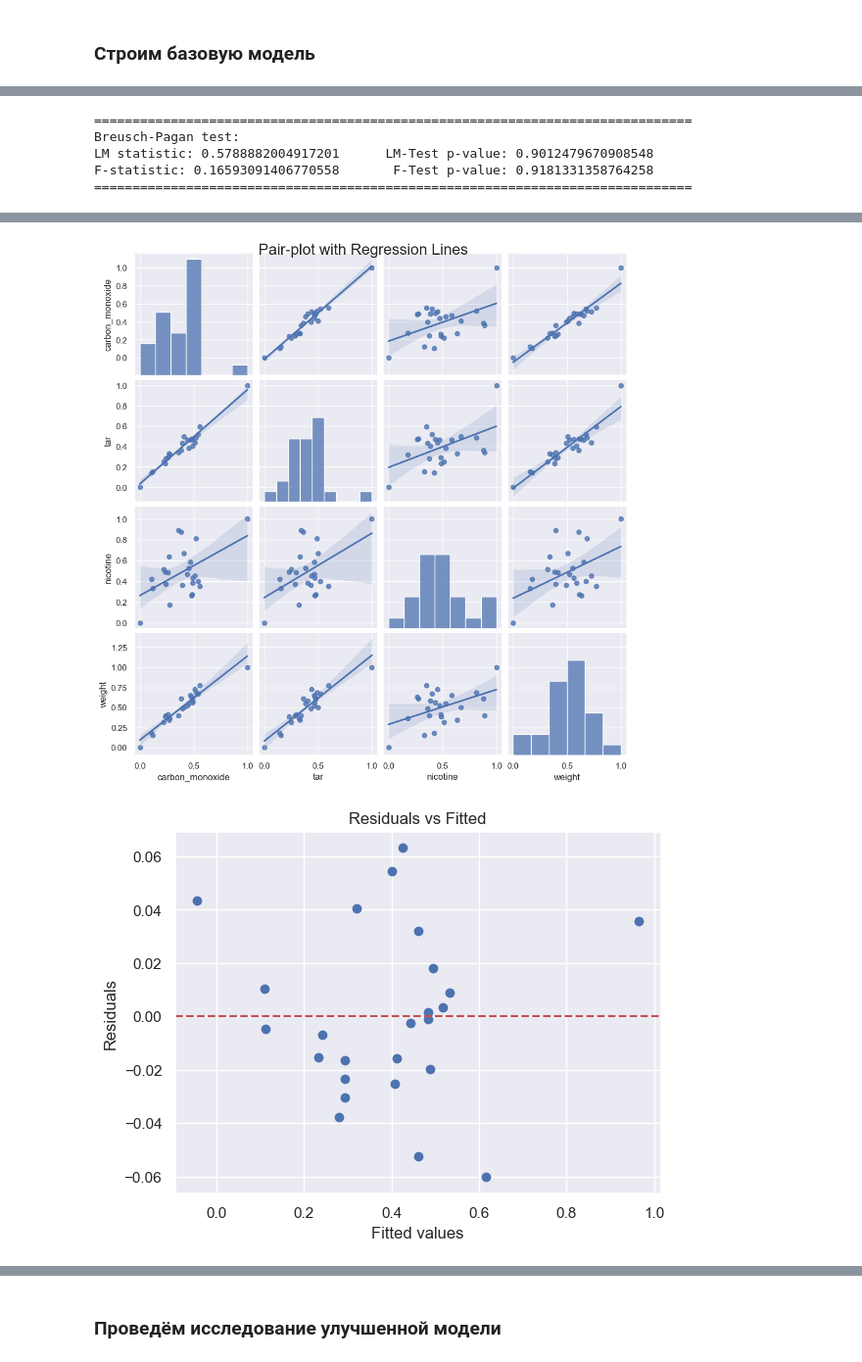
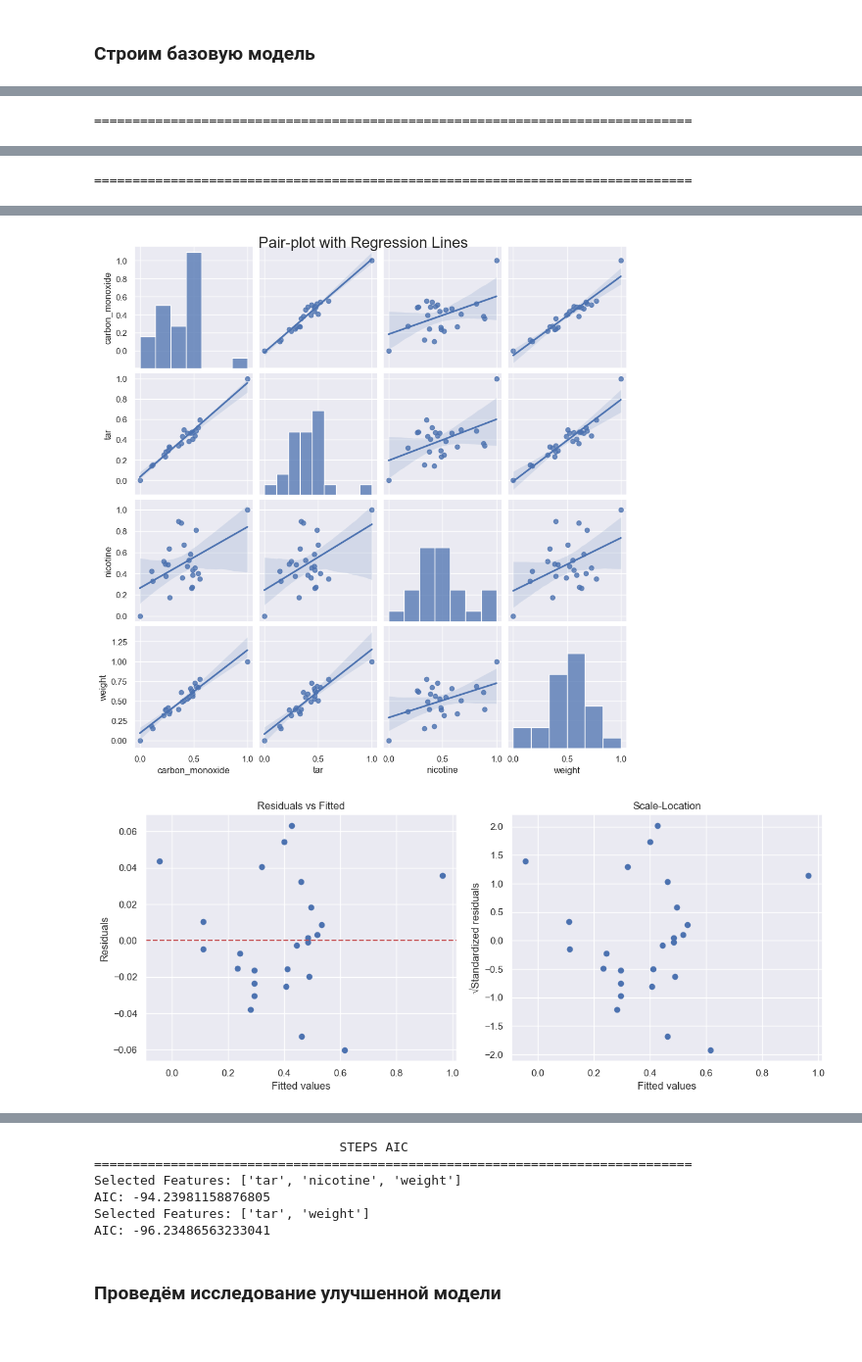
Before and after one commit to Mooncake911/Mathstatistics, a Jupyter notebook: Task_3/cigarettes.ipynb, the cells around one changed output, grey strips where cells are left out. Shown at 98% size. Drawn from its saved outputs; the diff is of its cells as text; code cells hidden in the pictures.

```diff
--- a/Task_3/cigarettes.ipynb
+++ b/Task_3/cigarettes.ipynb
@@ -63,7 +63,6 @@ explore_column = 'carbon_monoxide'
 # %%
 base_research = LinearRegressionResearch(data, column=explore_column)
 base_research.info()
-base_research.run_tests()
 base_research.draw_plots()
 new_model, selected_features = base_research.stepwise_selection(criteria='AIC')
 # %% [output]
@@ -109,0 +96 @@ carbon_monoxide = (-0.043629562534877646) * Intercept + (0.6650200501610087) * t
+==============================================================================
@@ -127,5 +114 @@ carbon_monoxide = (-0.043629562534877646) * Intercept + (0.6650200501610087) * t
-==============================================================================
-Breusch-Pagan test:
-LM statistic: 0.5788882004917201      LM-Test p-value: 0.9012479670908548
-F-statistic: 0.16593091406770558       F-Test p-value: 0.9181331358764258
-==============================================================================
+==============================================================================
@@ -136,2 +132,2 @@ F-statistic: 0.16593091406770558       F-Test p-value: 0.9181331358764258
 [figure]
-[figure, old version]
+[figure, new version]
@@ -147,3 +136,9 @@ AIC: -96.23486563233041
+                                STEPS AIC
+==============================================================================
+Selected Features: ['tar', 'nicotine', 'weight']
+AIC: -94.23981158876805
+Selected Features: ['tar', 'weight']
+AIC: -96.23486563233041
 # %% [markdown]
 ### Проведём исследование улучшенной модели
 # %%
```
Also changed, not shown: parts of 3 cells of this notebook, 11 other files.
